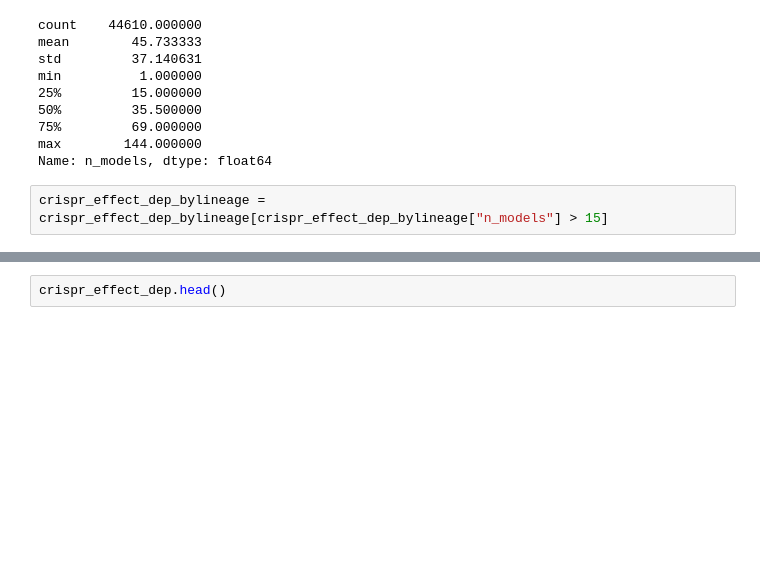
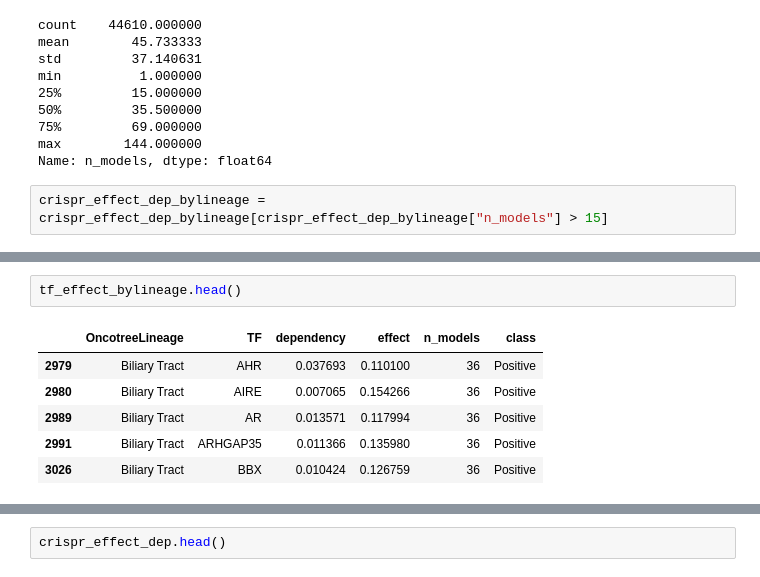
Before and after one commit to ddiannae/cancer_bootcamp25, a Jupyter notebook: 1_get_TFeffect_perlineage.ipynb, the cells around one changed output, grey strips where cells are left out. Saved outputs shown, nothing was run; the diff lists cells and outputs as text; blank space fills up the shorter version.

```diff
--- a/1_get_TFeffect_perlineage.ipynb
+++ b/1_get_TFeffect_perlineage.ipynb
@@ -192 +213,10 @@ crispr_effect_dep_bylineage = crispr_effect_dep_bylineage[crispr_effect_dep_byli
+# %%
+tf_effect_bylineage.head()
+# %% [output]
+|  | OncotreeLineage | TF | dependency | effect | n_models | class |
+| 2979 | Biliary Tract | AHR | 0.037693 | 0.110100 | 36 | Positive |
+| 2980 | Biliary Tract | AIRE | 0.007065 | 0.154266 | 36 | Positive |
+| 2989 | Biliary Tract | AR | 0.013571 | 0.117994 | 36 | Positive |
+| 2991 | Biliary Tract | ARHGAP35 | 0.011366 | 0.135980 | 36 | Positive |
+| 3026 | Biliary Tract | BBX | 0.010424 | 0.126759 | 36 | Positive |
 # %%
```
Also changed, not shown: parts of 17 cells of this notebook.
